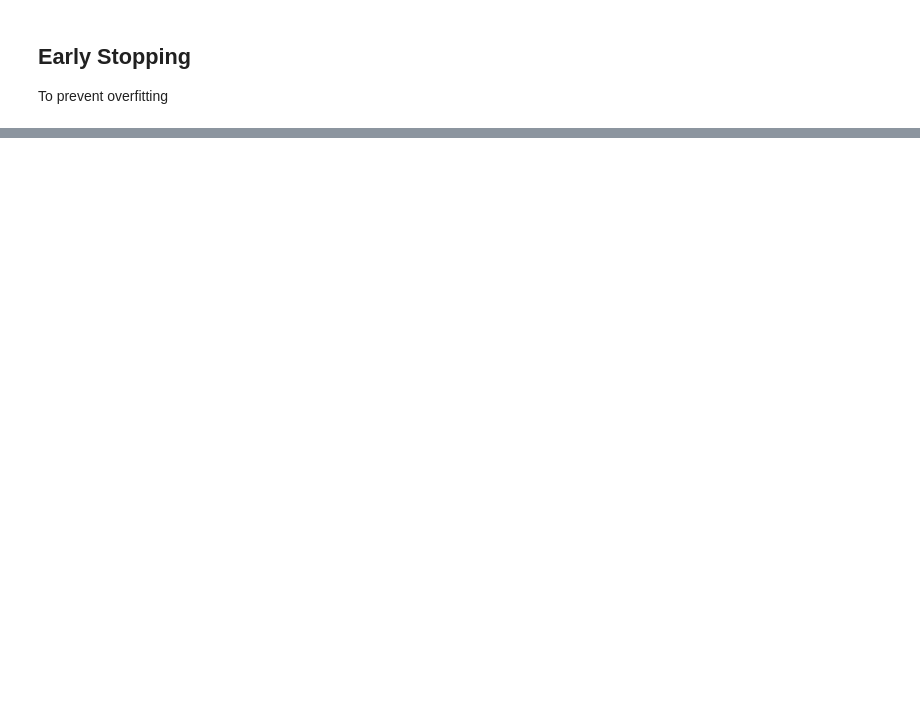
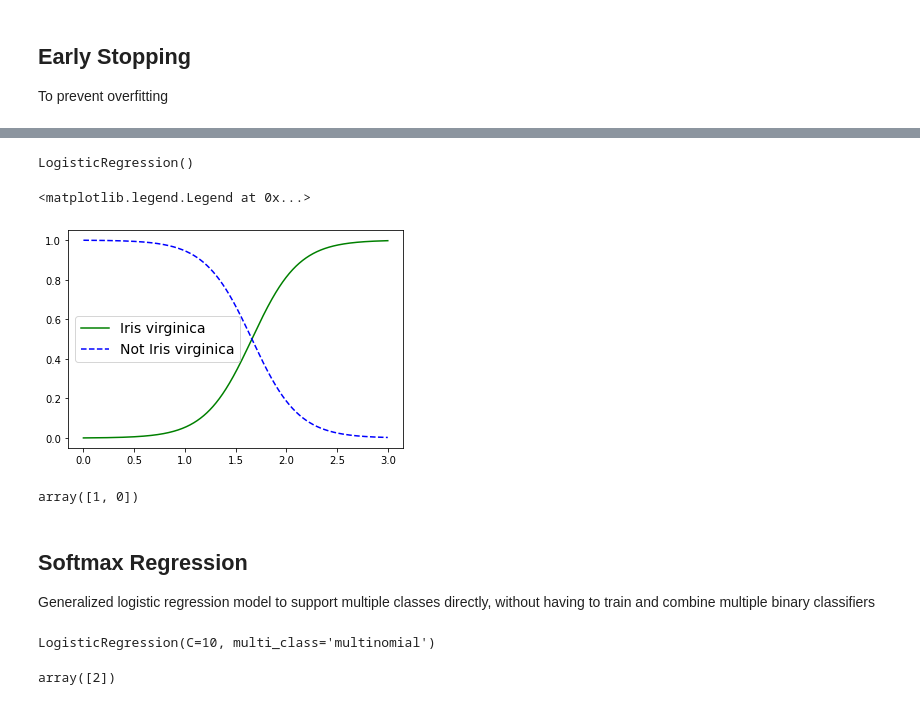
Before and after one commit to WinterK112/Hands_on_machine_learning, a Jupyter notebook: Chapter 4.ipynb, the cells around one changed output, grey strips where cells are left out. Cells and saved outputs as stored; diff of their text form; code cells hidden in the pictures; blank space fills up the shorter version.

```diff
--- a/Chapter 4.ipynb
+++ b/Chapter 4.ipynb
@@ -279,0 +288,34 @@ for epoch in range(1000):
+# %%
+# Decision Boundaries using Iris dataset
+
+from sklearn import datasets
+iris = datasets.load_iris()
+list(iris.keys())
+X = iris["data"][:, 3:] # petal width
+y = (iris["target"] == 2).astype(np.int) # 1if Iris virginica, else theta
+# %%
+from sklearn.linear_model import LogisticRegression
+
+log_reg = LogisticRegression()
+log_reg.fit(X, y)
+# %% [output]
+LogisticRegression()
+# %%
+X_new = np.linspace(0, 3, 1000).reshape(-1, 1)
+y_prob = log_reg.predict_proba(X_new)
+plt.plot(X_new, y_prob[:, 1], "g-", label = "Iris virginica")
+plt.plot(X_new, y_prob[:, 0], "b--", label = "Not Iris virginica")
+plt.legend(loc="center left", fontsize=14)
+# %% [output]
+<matplotlib.legend.Legend at 0x...>
+[figure, added]
+# %%
+# prediction
+
+log_reg.predict([[1.7], [1.5]]) # from graph, above 1.6 = Iris virginica, below 1.6 = Not Iris virginica
+# %% [output]
+array([1, 0])
+# %% [markdown]
+## Softmax Regression
+
+Generalized logistic regression model to support multiple classes directly, without having to train and combine multiple binary classifiers
@@ -279,0 +327,9 @@ for epoch in range(1000):
+# %%
+softmax_reg = LogisticRegression(multi_class = "multinomial", solver = "lbfgs", C = 10)
+softmax_reg.fit(X, y)
+# %% [output]
+LogisticRegression(C=10, multi_class='multinomial')
+# %%
+softmax_reg.predict([[5, 2]])
+# %% [output]
+array([2])
```
Also changed, not shown: parts of 22 cells of this notebook.
